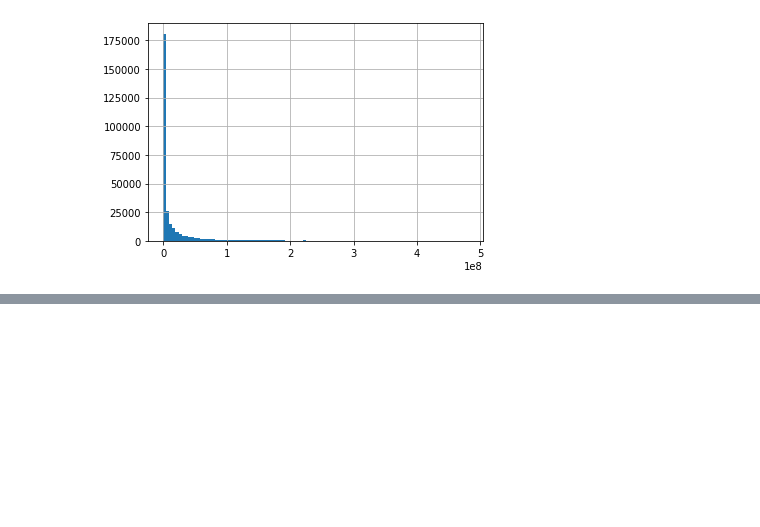
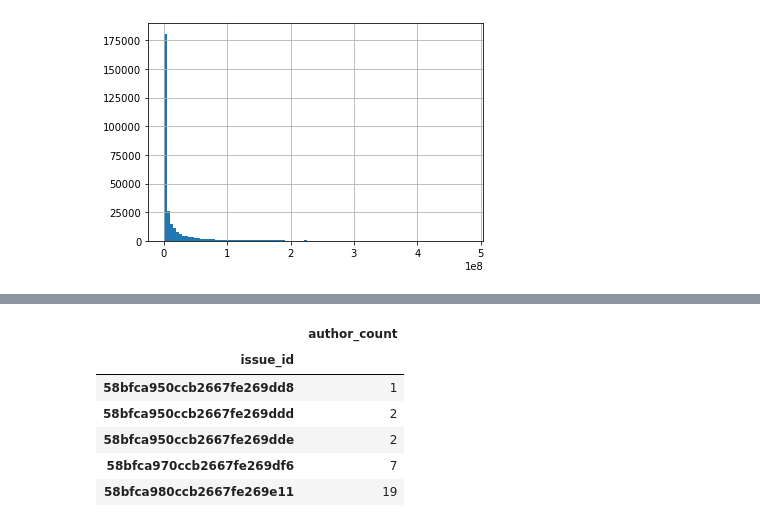
Before and after one commit to JaccoKiezebrink/2IMP40, a Jupyter notebook: DataCollection.ipynb, the cells around one changed output, grey strips where cells are left out. Cells and saved outputs as stored; diff of their text form; code cells hidden in the pictures; blank space fills up the shorter version.

```diff
--- a/DataCollection.ipynb
+++ b/DataCollection.ipynb
@@ -288,0 +311,13 @@ dfTime['time_diff'].dt.total_seconds().hist(bins=100)
+# %%
+# Get number of (unique) authors of comments per issue
+# based on https://stackoverflow.com/questions/17679089/pandas-dataframe-groupby-two-columns-and-get-counts
+unique_authors_per_issue = df_comments.groupby(["issue_id", "author_id"]).size().groupby(level=0).max().to_frame(name='author_count')
+unique_authors_per_issue.head()
+# %% [output]
+|  | author_count |
+| issue_id |  |
+| 58bfca950ccb2667fe269dd8 | 1 |
+| 58bfca950ccb2667fe269ddd | 2 |
+| 58bfca950ccb2667fe269dde | 2 |
+| 58bfca970ccb2667fe269df6 | 7 |
+| 58bfca980ccb2667fe269e11 | 19 |
```
Also changed, not shown: parts of 9 cells of this notebook.
